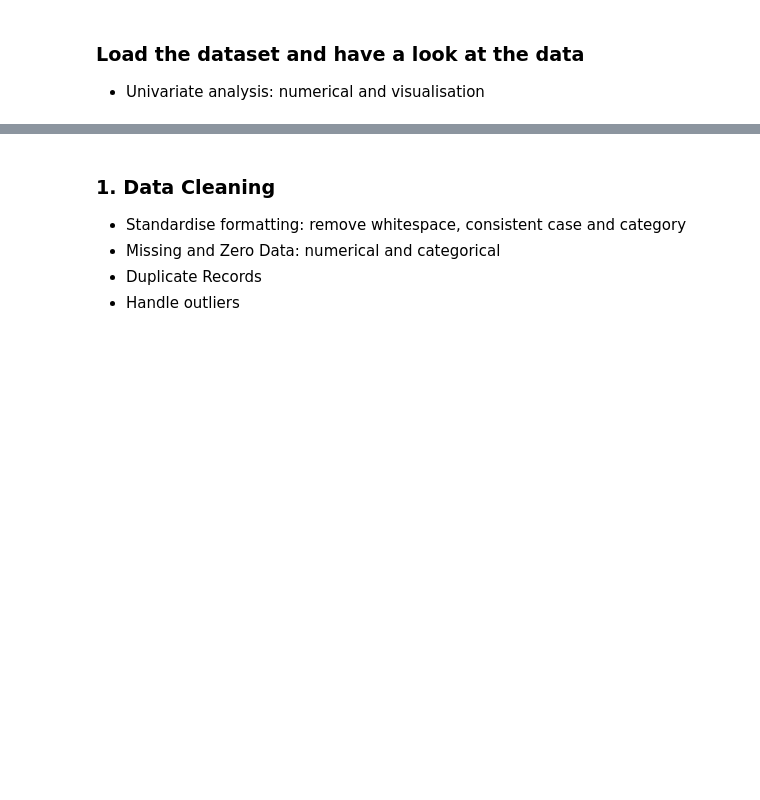
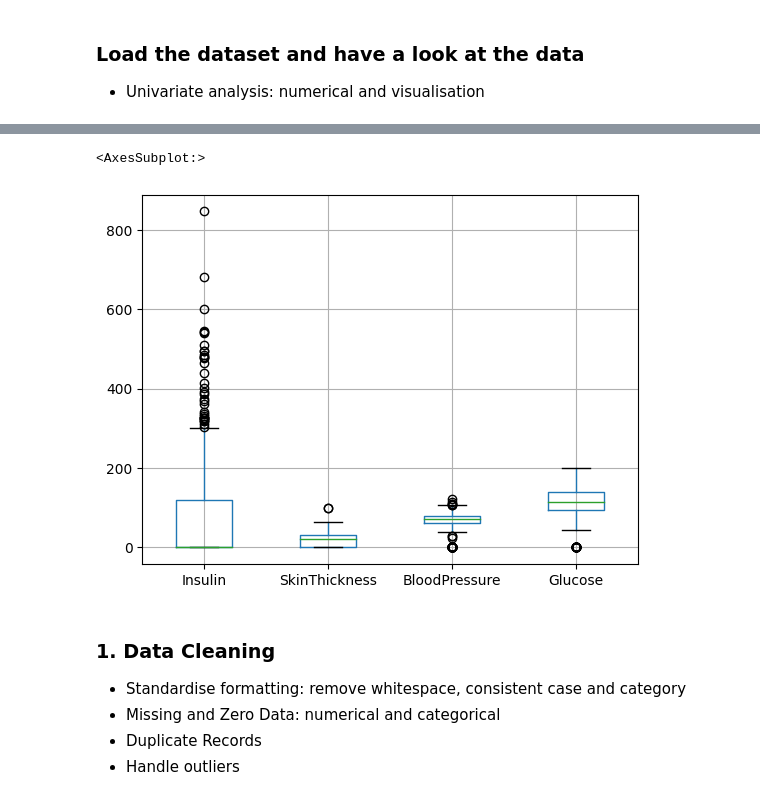
Before and after one commit to footroot/C12-Lecture-Backpack, a Jupyter notebook: Data Science (DS)/Week10/TaskWalkthrough1/Code/diabetes_predictor.ipynb, the cells around one changed output, grey strips where cells are left out. Saved outputs shown, nothing was run; the diff lists cells and outputs as text; code cells hidden in the pictures; blank space fills up the shorter version.

```diff
--- a/Data Science (DS)/Week10/TaskWalkthrough1/Code/diabetes_predictor.ipynb
+++ b/Data Science (DS)/Week10/TaskWalkthrough1/Code/diabetes_predictor.ipynb
@@ -19,3 +74,8 @@ from sklearn.metrics import mean_squared_error, accuracy_score, confusion_matrix
+# %%
+diabetes[["Insulin", "SkinThickness", "BloodPressure", "Glucose"]].boxplot()
+# %% [output]
+<AxesSubplot:>
+[figure, added]
 # %% [markdown]
 ### 1. Data Cleaning
 
```
Also changed, not shown: parts of 19 cells of this notebook.
